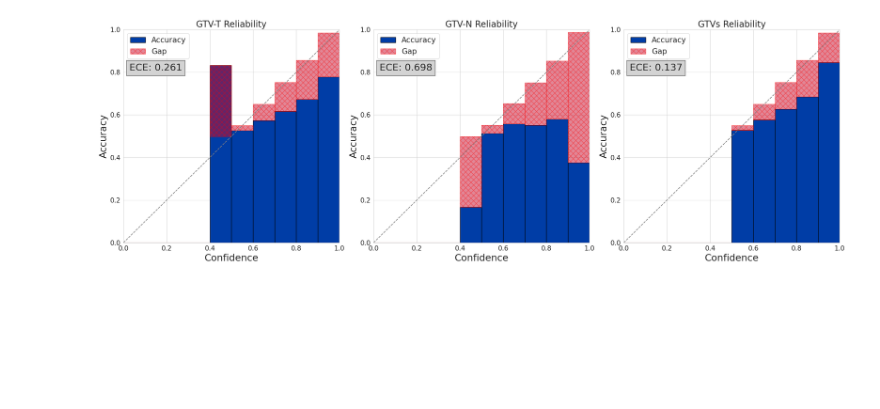
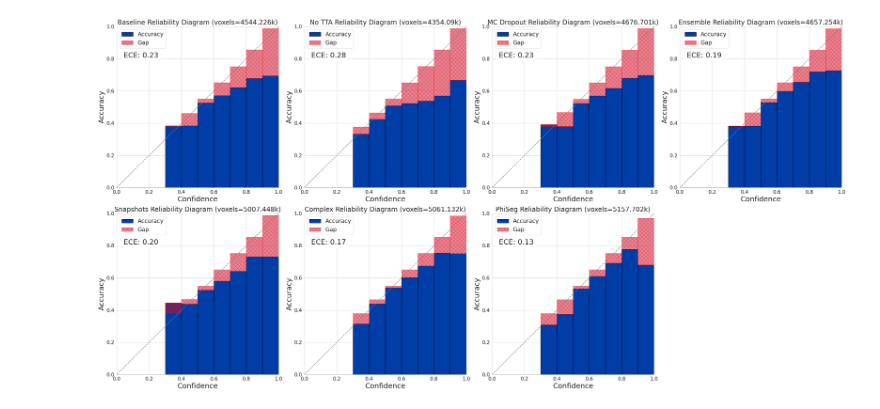
Before and after one commit to Aarhus-RadOnc-AI/Uncertainty-estimation-for-Head-and-Neck-tumour-Segmentation, a Jupyter notebook: notebooks/reliability_diagram.ipynb, the cells around one changed output. Saved outputs shown, nothing was run; the diff lists cells and outputs as text; code cells hidden in the pictures; blank space fills up the shorter version.

Commit message:
recover lost code for reliability diagram

```diff
--- a/notebooks/reliability_diagram.ipynb
+++ b/notebooks/reliability_diagram.ipynb
@@ -242,16 +225,20 @@ def load_image(path):
 
 GTV = {'GTVs':0, 'GTV-T':1, 'GTV-N':2}
 
-all_probs_s, all_trues_s = [], []
-all_probs_t, all_trues_t = [], []
-all_probs_n, all_trues_n = [], []
+# all_probs_s, all_trues_s = [], []
+# all_probs_t, all_trues_t = [], []
+# all_probs_n, all_trues_n = [], []
 
-conf_s, conf_t, conf_n = [], [], []
+# conf_s, conf_t, conf_n = [], [], []
 
-for i, study in enumerate(groups[1:2]):
+# Create a 3x3 grid of subplots
+fig, axes = plt.subplots(2, 4, figsize=(8 * 4, 8 * 2))
+axes_flat = axes.flatten()
+
+for i, study in enumerate(groups):
     print(study)
-    softmax_patients_paths = sorted(glob.glob(os.path.join(studies[1], '*.npz')))[:2]
-    groud_truth_path = sorted(glob.glob(os.path.join(groud_truth, '*.nii.gz')))[:2]
+    softmax_patients_paths = sorted(glob.glob(os.path.join(studies[i], '*.npz')))
+    groud_truth_path = sorted(glob.glob(os.path.join(groud_truth, '*.nii.gz')))
     print(softmax_patients_paths)
     print(groud_truth_path)
     with ThreadPoolExecutor() as executor:
@@ -260,60 +247,47 @@ for i, study in enumerate(groups[1:2]):
 
     # probs = load_all_data(softmax_patients_paths)
     # trues = load_all_images(groud_truth_path)
+
+    all_probs_s, all_trues_s = [], []
+    all_probs_t, all_trues_t = [], []
+    all_probs_n, all_trues_n = [], []
+
+    conf_s, conf_t, conf_n = [], [], []
+
     for prob, true in zip(probs, trues):
         conf = prob.max(0)
         print(conf.shape)
         # GTV-S
         print(f"prob and true shape: {prob.shape}, prob.max {prob.max()}, {true.shape}, {true.max()}" )
         ROI = set_ROI(prob, true, label=False)
-        gtv_s_prob = 1 - prob[0,:]
-        all_probs_s.extend(gtv_s_prob[ROI])
-        all_trues_s.extend((true>0)[ROI])
+        #gtv_s_prob = prob #1 - prob[0,:]
+        #print(ROI.shape, gtv_s_prob.shape)
+        reshaped_array = prob[:, ROI].reshape(3, -1)
+        print(reshaped_array.shape)
+        all_probs_s.append(reshaped_array)
+        #all_probs_s.extend(gtv_s_prob[:,ROI])
+
+        all_trues_s.extend((true)[ROI])
+        #continue
         conf_s.extend(conf[ROI])
 
-        # GTV-T
-        ROI = set_ROI(prob, true, label=GTV['GTV-T'])
-        all_probs_t.extend(prob[GTV['GTV-T'],ROI])
-        all_trues_t.extend((true==GTV['GTV-T'])[ROI])
-        conf_t.extend(conf[ROI])
+        print(len(all_probs_s), len(all_trues_s), len(conf_s))
+        #all_probs_s = np.concatenate(all_probs_s, axis=1)
 
-        # GTV-N
-        ROI = set_ROI(prob, true, label=GTV['GTV-N'])
-        all_probs_n.extend(prob[GTV['GTV-N'],ROI])
-        all_trues_n.extend((true==GTV['GTV-N'])[ROI])
-        conf_n.extend(conf[ROI])
+    all_probs_s = np.concatenate(all_probs_s, axis=1)
+    print(f"all_probs_s.shape",  all_probs_s.shape)
+    all_trues_s = np.asarray(all_trues_s)
+    #continue
+    conf_s = np.asarray(conf_s)
 
+    print(all_trues_s.max(), np.argmax(all_probs_s,axis=0).max())
 
-    # for i,data in enumerate(all_probs_s):
-    #     print(i, data.shape, data.max(), data.sum())
-    ##print(conf_s.shape, conf_t.shape, conf_n.shape)
+    ece_s = make_model_diagrams(np.asarray(all_probs_s), np.asarray(all_trues_s), conf_s, ax=axes_flat[i])
+    axes_flat[i].set_title(f"{study} Reliability Diagram (voxels={len(all_trues_s)/1000}k)", size=20)
 
-    print(len(all_probs_s), len(all_trues_s))
-    print(len(all_probs_t), len(all_trues_t))
-    print(len(all_probs_n), len(all_trues_n))
-    # # Convert lists to numpy arrays
-    all_probs_s = np.array(all_probs_s)#.T  # Transpose might be needed depending on the shape
-    all_trues_s = np.array(all_trues_s)
-    all_probs_t = np.array(all_probs_t)#.T
-    all_trues_t = np.array(all_trues_t)
-    all_probs_n = np.array(all_probs_n)#.T
-    all_trues_n = np.array(all_trues_n)
+for j in range(len(groups), 8):
+    axes_flat[j].axis('off')
 
-    # Create a 1x3 grid of subplots
-    fig, axes = plt.subplots(1, 3, figsize=(24, 8))
-    print(all_trues_n.max())
-    # GTV-T
-    ece_t = make_model_diagrams(all_probs_t, all_trues_t, conf_t,  ax=axes[1])
-    axes[0].set_title("GTV-T Reliability", size=20)
-
-    # GTV-N
-    ece_n = make_model_diagrams(all_probs_n, all_trues_n, conf_n, ax=axes[2])
-    axes[1].set_title("GTV-N Reliability", size=20)
-
-    # GTV-S
-    ece_s = make_model_diagrams(all_probs_s, all_trues_s, conf_s, ax=axes[0])
-    axes[2].set_title("GTVs Reliability", size=20)
-
-    plt.tight_layout()
-    plt.show()
+plt.tight_layout()
+plt.show()
 # %% [output]
@@ -346 +311 @@ ece calculation time: 0.6006946563720703
-[figure, old version]
+[figure, new version]
```
Also changed, not shown: parts of 30 cells of this notebook.
